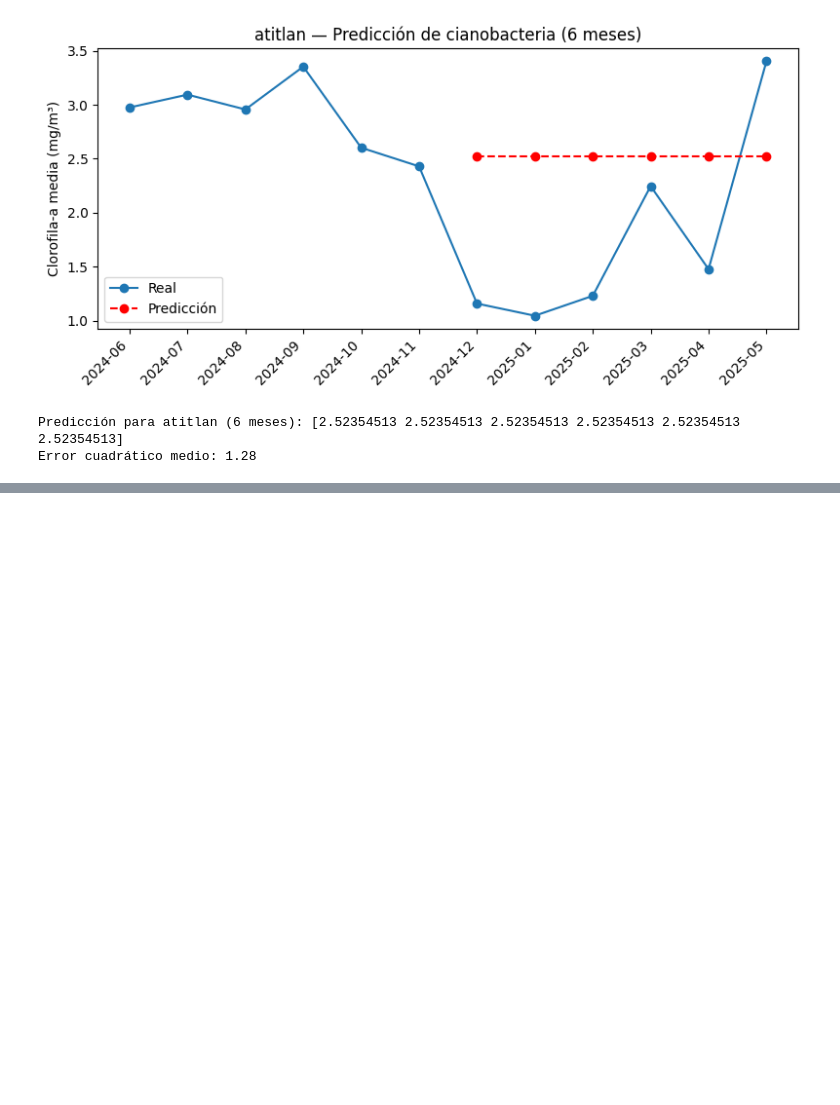
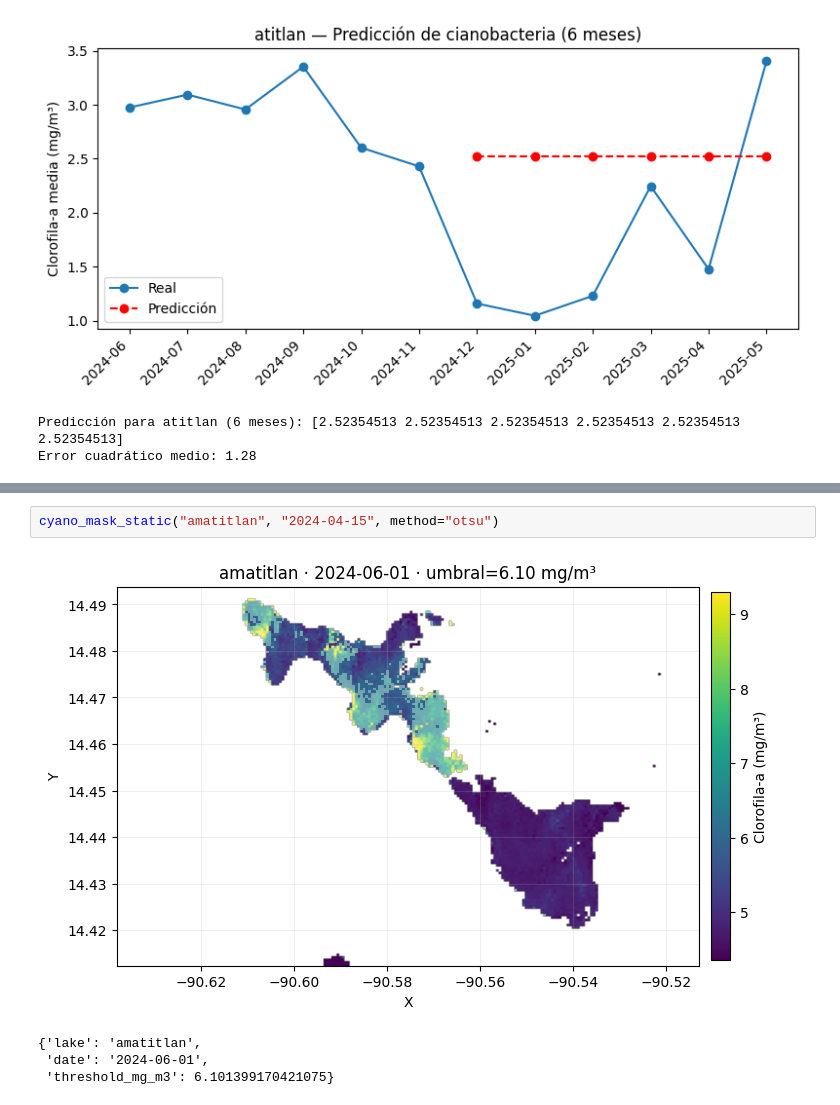
Before and after one commit to josuemj/Lake-Cyanobacteria-Sentinel2-Analysis, a Jupyter notebook: lab/analysis.ipynb, the cells around one changed output, grey strips where cells are left out. Drawn from its saved outputs; the diff is of its cells as text; blank space fills up the shorter version.

```diff
--- a/lab/analysis.ipynb
+++ b/lab/analysis.ipynb
@@ -425,0 +668,7 @@ Error cuadrático medio: 1.28
+# %%
+cyano_mask_static("amatitlan", "2024-04-15", method="otsu")
+# %% [output]
+[figure, added]
+{'lake': 'amatitlan',
+ 'date': '2024-06-01',
+ 'threshold_mg_m3': 6.101399170421075}
```
Also changed, not shown: parts of 11 cells of this notebook, 1 other file.
